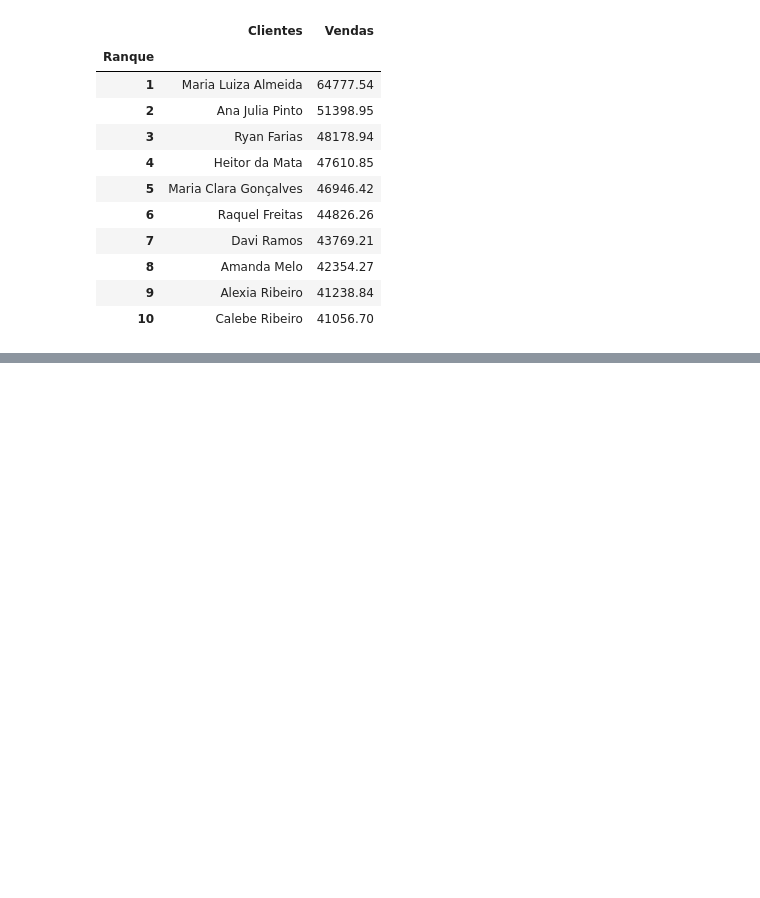
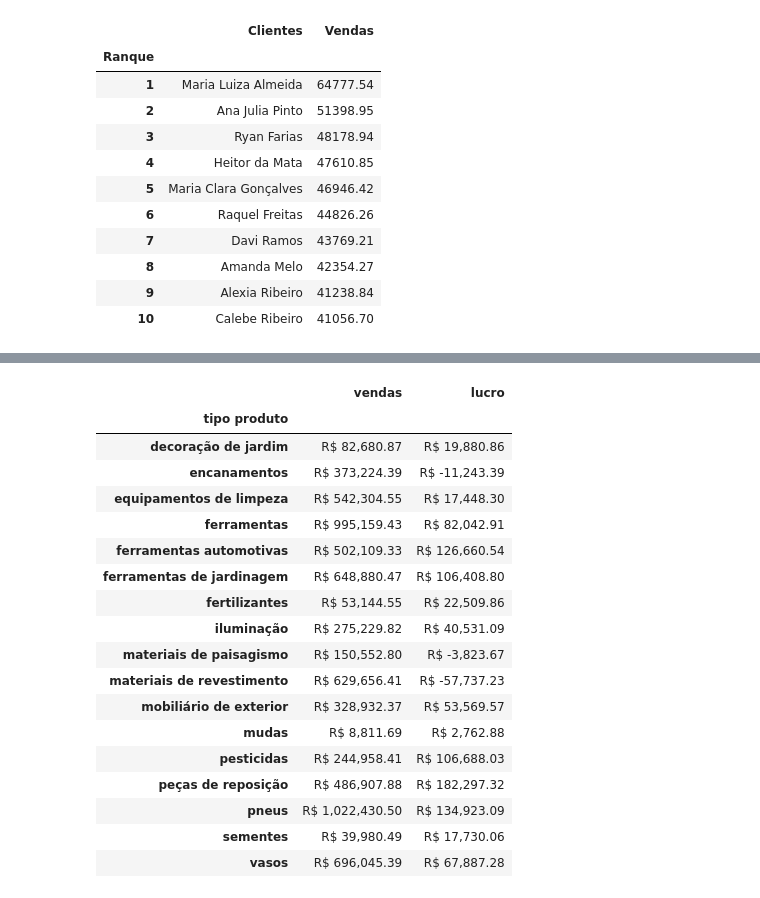
Before and after one commit to EmilyCarla/ONE_DataScience, a Jupyter notebook: EstilizaçãoDeTabelas.ipynb, the cells around one changed output, grey strips where cells are left out. Saved outputs shown, nothing was run; the diff lists cells and outputs as text; code cells hidden in the pictures; blank space fills up the shorter version.

```diff
--- a/EstilizaçãoDeTabelas.ipynb
+++ b/EstilizaçãoDeTabelas.ipynb
@@ -103,0 +187,26 @@ df_cliente_vendas
+# %%
+#formatar os valores float
+estilo_produto.format('R$ {:,.2f}')\
+              .highlight_max(color='lightgreen')\
+              .highlight_min(color='#F16165')
+estilo_produto
+# %% [output]
+|  | vendas | lucro |
+| tipo produto |  |  |
+| decoração de jardim | R$ 82,680.87 | R$ 19,880.86 |
+| encanamentos | R$ 373,224.39 | R$ -11,243.39 |
+| equipamentos de limpeza | R$ 542,304.55 | R$ 17,448.30 |
+| ferramentas | R$ 995,159.43 | R$ 82,042.91 |
+| ferramentas automotivas | R$ 502,109.33 | R$ 126,660.54 |
+| ferramentas de jardinagem | R$ 648,880.47 | R$ 106,408.80 |
+| fertilizantes | R$ 53,144.55 | R$ 22,509.86 |
+| iluminação | R$ 275,229.82 | R$ 40,531.09 |
+| materiais de paisagismo | R$ 150,552.80 | R$ -3,823.67 |
+| materiais de revestimento | R$ 629,656.41 | R$ -57,737.23 |
+| mobiliário de exterior | R$ 328,932.37 | R$ 53,569.57 |
+| mudas | R$ 8,811.69 | R$ 2,762.88 |
+| pesticidas | R$ 244,958.41 | R$ 106,688.03 |
+| peças de reposição | R$ 486,907.88 | R$ 182,297.32 |
+| pneus | R$ 1,022,430.50 | R$ 134,923.09 |
+| sementes | R$ 39,980.49 | R$ 17,730.06 |
+| vasos | R$ 696,045.39 | R$ 67,887.28 |
```
Also changed, not shown: parts of 9 cells of this notebook.
